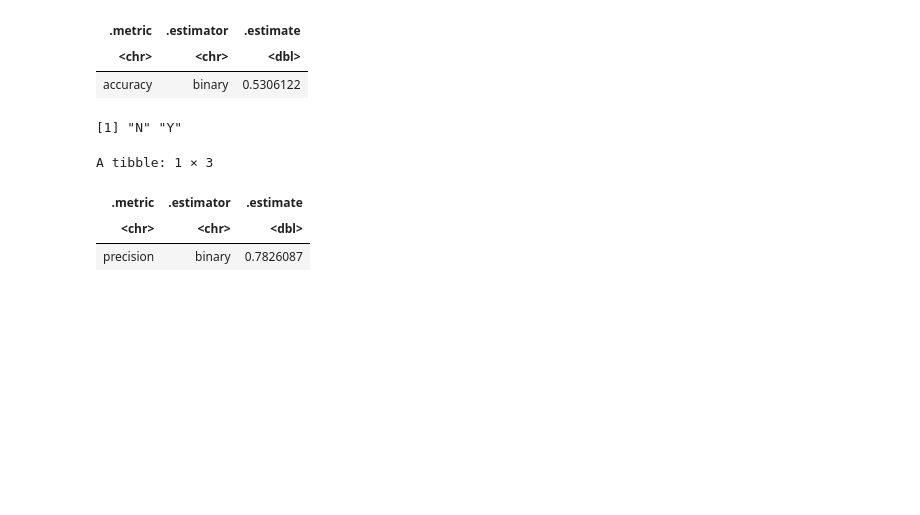
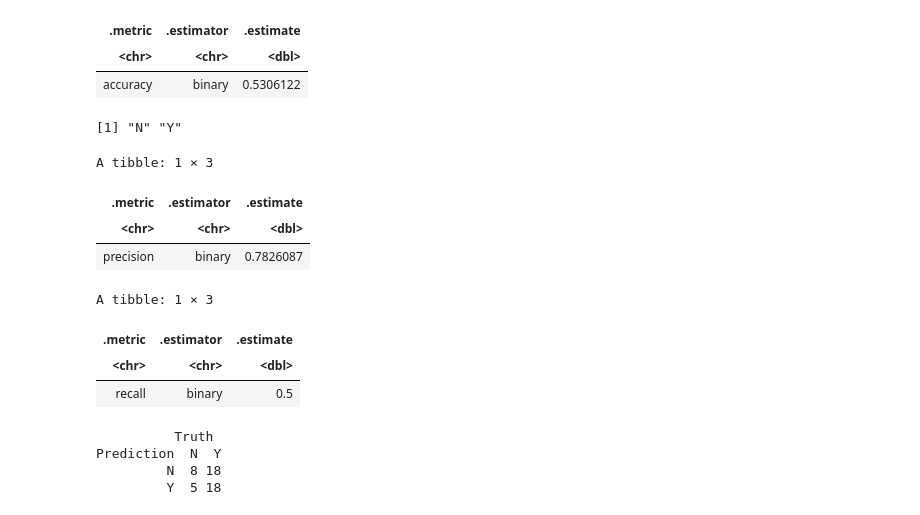
Before and after one commit to zchen189/Group-Project, a Jupyter notebook: data/Group_Project.ipynb, the cells around one changed output. Saved outputs shown, nothing was run; the diff lists cells and outputs as text; code cells hidden in the pictures; blank space fills up the shorter version.

Commit message:
confusion metrix added

```diff
--- a/data/Group_Project.ipynb
+++ b/data/Group_Project.ipynb
@@ -246,10 +246,10 @@ Best kernel: rectangular
 Best k: 3
 # %%
 #predictions
-preditions<-predict(knn_fit,test_set)|>
+predictions<-predict(knn_fit,test_set)|>
 bind_cols(test_set)
 
-preditions
+predictions
 # %% [output]
 A tibble: 49 × 4
 | .pred_class | played_hours | Age | subscribe |
@@ -276,11 +276,26 @@ preditions |> pull(subscribe) |> levels()
 # %% [output]
 [1] "N" "Y"
 # %%
-#set the “positive” class
-preditions |>
+#set the “positive” class and confusion metrix
+predictions |>
   precision(truth = subscribe, estimate = .pred_class, event_level = "second")
+
+predictions |>
+  recall(truth = subscribe, estimate = .pred_class, event_level = "second")
+
+confusion <- predictions |>
+             conf_mat(truth = subscribe, estimate = .pred_class)
+confusion
 # %% [output]
 A tibble: 1 × 3
 | .metric | .estimator | .estimate |
 | <chr> | <chr> | <dbl> |
 | precision | binary | 0.7826087 |
+A tibble: 1 × 3
+| .metric | .estimator | .estimate |
+| <chr> | <chr> | <dbl> |
+| recall | binary | 0.5 |
+          Truth
+Prediction  N  Y
+         N  8 18
+         Y  5 18
```
Also changed, not shown: parts of 2 cells of this notebook.
